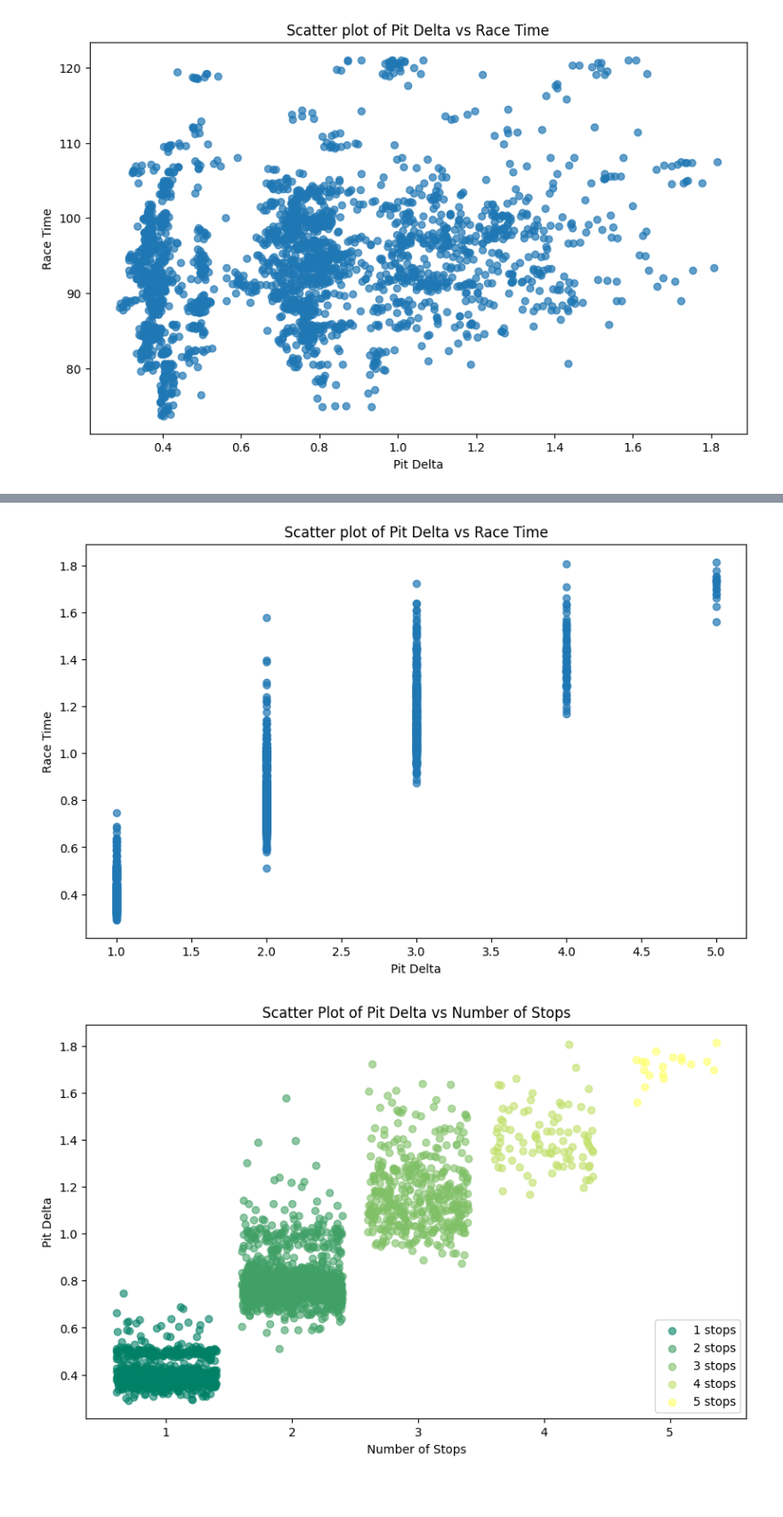
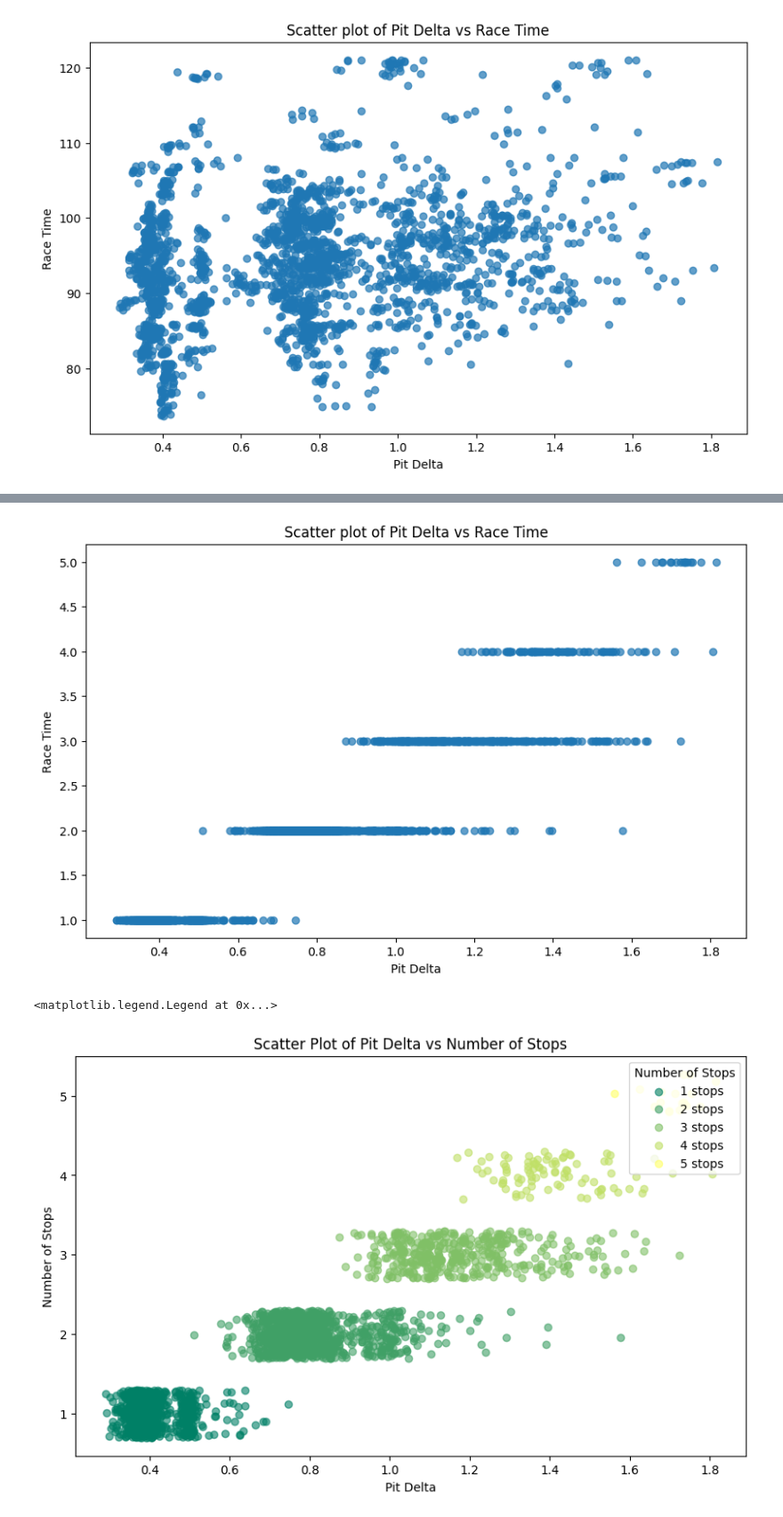
Before and after one commit to MacBeth-M/Grand-Prix-Geek, a Jupyter notebook: JupyterNotebooks/Box Box: Linear Regression.ipynb, the cells around one changed output, grey strips where cells are left out. Shown at 89% size. Cells and saved outputs as stored; diff of their text form; code cells hidden in the pictures; blank space fills up the shorter version.

```diff
--- a/JupyterNotebooks/Box Box: Linear Regression.ipynb
+++ b/JupyterNotebooks/Box Box: Linear Regression.ipynb
@@ -262,40 +287,38 @@ my_data2.head()  # Shows the first few rows of the sorted DataFrame
 # %%
-# Scatter plot on a log scale
+# Scatter plot
 plt.figure(figsize=(10, 6))
-plt.scatter(x='number_of_stops', y='pit_delta', data=my_data2, alpha = 0.7)
+plt.scatter(x='pit_delta', y='number_of_stops', data=my_data2, alpha = 0.7)
 plt.title('Scatter plot of Pit Delta vs Race Time')
 plt.xlabel('Pit Delta')
 plt.ylabel('Race Time')
 plt.show()
 # %% [output]
-[figure, old version]
+[figure, new version]
 # %%
 # Adding jitter: modify the 'number_of_stops' by adding a small random noise
-# np.random.uniform(low, high, size) generates random numbers in the specified range
-# Adjust the magnitude of the jitter as needed for your data
-jitter_amount = 0.4
-jittered_number_of_stops = my_data2['number_of_stops'] + np.random.uniform(-jitter_amount, jitter_amount, size=len(my_data2))
+jitter_amount = 0.3
+# Convert 'number_of_stops' to numeric type before adding jitter
+jittered_number_of_stops = my_data2['number_of_stops'].astype(float) + np.random.uniform(-jitter_amount, jitter_amount, size=len(my_data2))
 
 # Generate a colormap based on the number of unique 'number_of_stops'
-# 'viridis' is an example of colormap, you can choose others like 'plasma', 'inferno', etc.
 unique_stops = my_data2['number_of_stops'].unique()
 colors = plt.cm.summer(np.linspace(0, 1, len(unique_stops)))
 
-plt.figure(figsize = (10, 6))
+plt.figure(figsize=(10, 6))
+
 # Create a scatter plot for each group with different colors
-for i, stop in enumerate(unique_stops):
+for i, stop in enumerate(sorted(unique_stops)):  # Ensure sorted order for consistent color mapping
     mask = my_data2['number_of_stops'] == stop
-    plt.scatter(x=jittered_number_of_stops[mask], y=my_data2['pit_delta'][mask], alpha=0.6, color=colors[i], label=f'{stop} stops')
+    plt.scatter(x=my_data2['pit_delta'][mask], y=jittered_number_of_stops[mask], alpha=0.6, color=colors[i], label=f'{stop} stops')
 
 plt.title('Scatter Plot of Pit Delta vs Number of Stops')
-plt.xlabel('Number of Stops')
-plt.ylabel('Pit Delta')
+plt.xlabel('Pit Delta')
+plt.ylabel('Number of Stops')
 
-plt.legend(loc = 'lower right')
-
-plt.show()
+plt.legend(title="Number of Stops", loc='upper right')  # Adjusting legend position
 # %% [output]
+<matplotlib.legend.Legend at 0x...>
-[figure, old version]
+[figure, new version]
 # %%
 # Calculating the line of best fit
 # Convert 'number_of_stops' into a numeric format that fits with linregress
```
Also changed, not shown: parts of 8 cells of this notebook, 1 other file.
